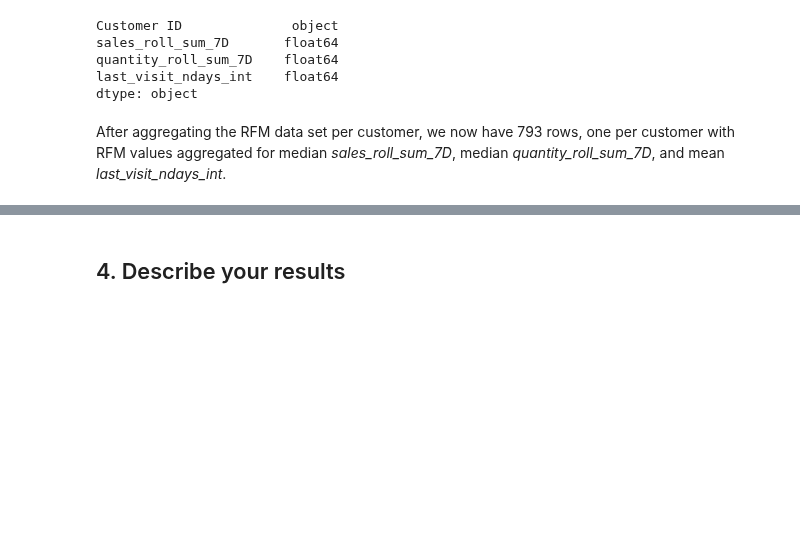
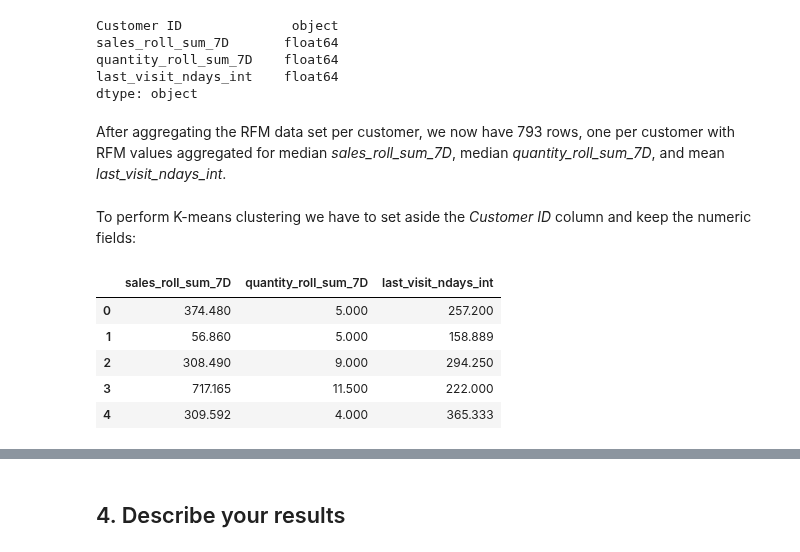
Before and after one commit to pelorenz/data-science-420, a Jupyter notebook: L03-PeterLorenz.ipynb, the cells around one changed output, grey strips where cells are left out. Saved outputs shown, nothing was run; the diff lists cells and outputs as text; code cells hidden in the pictures; blank space fills up the shorter version.

```diff
--- a/L03-PeterLorenz.ipynb
+++ b/L03-PeterLorenz.ipynb
@@ -196,3 +245,21 @@ last_visit_ndays_int    float64
 dtype: object
 # %% [markdown]
 After aggregating the RFM data set per customer, we now have 793 rows, one per customer with RFM values aggregated for median *sales_roll_sum_7D*, median *quantity_roll_sum_7D*, and mean *last_visit_ndays_int*.
+# %% [markdown]
+To perform K-means clustering we have to set aside the *Customer ID* column and keep the numeric fields:
+# %%
+# Set aside customer ID's in an array
+customer_ids = np.array(rfm_agg['Customer ID'].values)
+
+# Drop customer ID from the data set to keep only numeric columns
+rfm_agg = rfm_agg.drop(['Customer ID'], axis=1)
+
+# Display updated data set
+rfm_agg.head()
+# %% [output]
+|  | sales_roll_sum_7D | quantity_roll_sum_7D | last_visit_ndays_int |
+| 0 | 374.480 | 5.000 | 257.200 |
+| 1 | 56.860 | 5.000 | 158.889 |
+| 2 | 308.490 | 9.000 | 294.250 |
+| 3 | 717.165 | 11.500 | 222.000 |
+| 4 | 309.592 | 4.000 | 365.333 |
```
Also changed, not shown: parts of 21 cells of this notebook.
